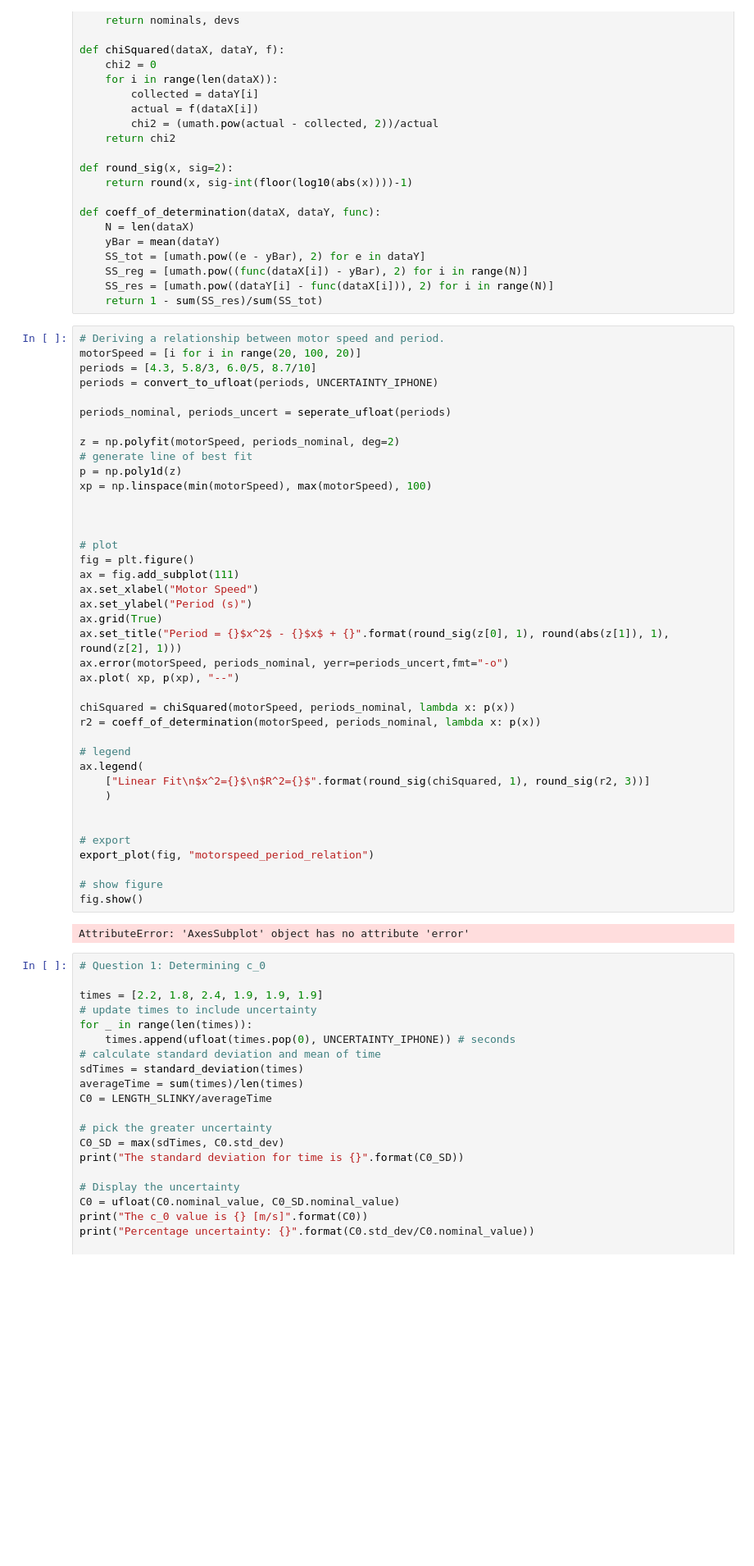
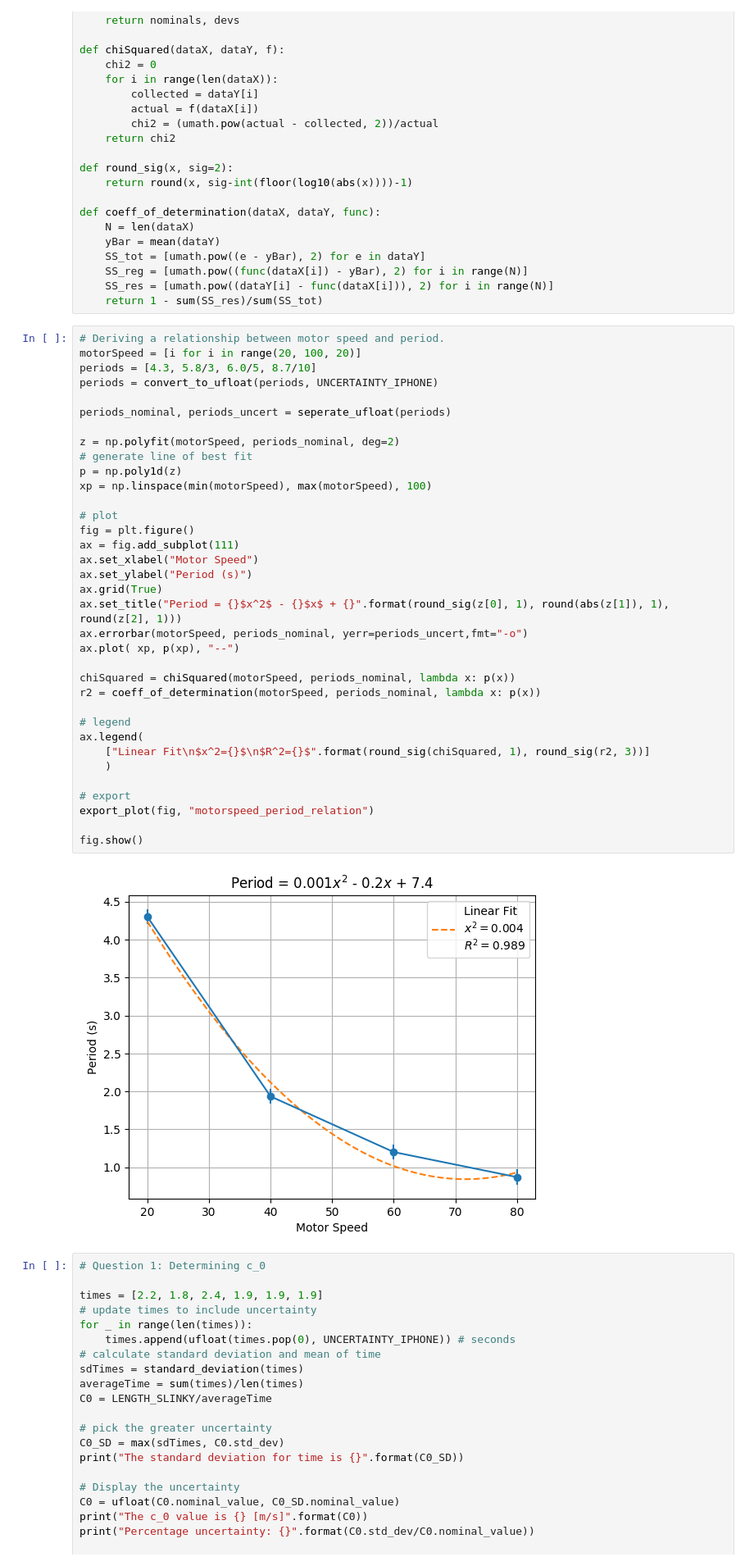
Before and after one commit to DivyR/PHY294_Labs, a Jupyter notebook: lab01/src/processing.ipynb, the cells around one changed output. Shown at 82% size. Drawn from its saved outputs; the diff is of its cells as text; blank space fills up the shorter version.

```diff
--- a/lab01/src/processing.ipynb
+++ b/lab01/src/processing.ipynb
@@ -99,39 +99,35 @@ periods = convert_to_ufloat(periods, UNCERTAINTY_IPHONE)
 
 periods_nominal, periods_uncert = seperate_ufloat(periods)
 
 z = np.polyfit(motorSpeed, periods_nominal, deg=2)
 # generate line of best fit
 p = np.poly1d(z)
 xp = np.linspace(min(motorSpeed), max(motorSpeed), 100)
 
-
-
 # plot
 fig = plt.figure()
 ax = fig.add_subplot(111)
 ax.set_xlabel("Motor Speed")
 ax.set_ylabel("Period (s)")
 ax.grid(True)
 ax.set_title("Period = {}$x^2$ - {}$x$ + {}".format(round_sig(z[0], 1), round(abs(z[1]), 1), round(z[2], 1)))
-ax.error(motorSpeed, periods_nominal, yerr=periods_uncert,fmt="-o")
+ax.errorbar(motorSpeed, periods_nominal, yerr=periods_uncert,fmt="-o")
 ax.plot( xp, p(xp), "--")
 
 chiSquared = chiSquared(motorSpeed, periods_nominal, lambda x: p(x))
 r2 = coeff_of_determination(motorSpeed, periods_nominal, lambda x: p(x))
 
 # legend
 ax.legend(
     ["Linear Fit\n$x^2={}$\n$R^2={}$".format(round_sig(chiSquared, 1), round_sig(r2, 3))]
     )
 
-
 # export
 export_plot(fig, "motorspeed_period_relation")
 
-# show figure
 fig.show()
 # %% [output]
-AttributeError: 'AxesSubplot' object has no attribute 'error'
+[figure, added]
 # %%
 # Question 1: Determining c_0
 
```
Also changed, not shown: parts of 2 cells of this notebook, 2 other files.
